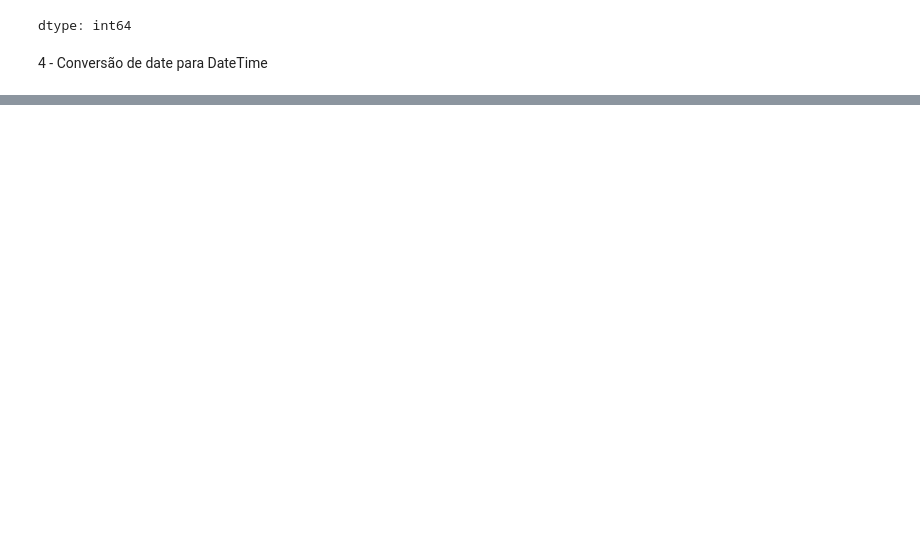
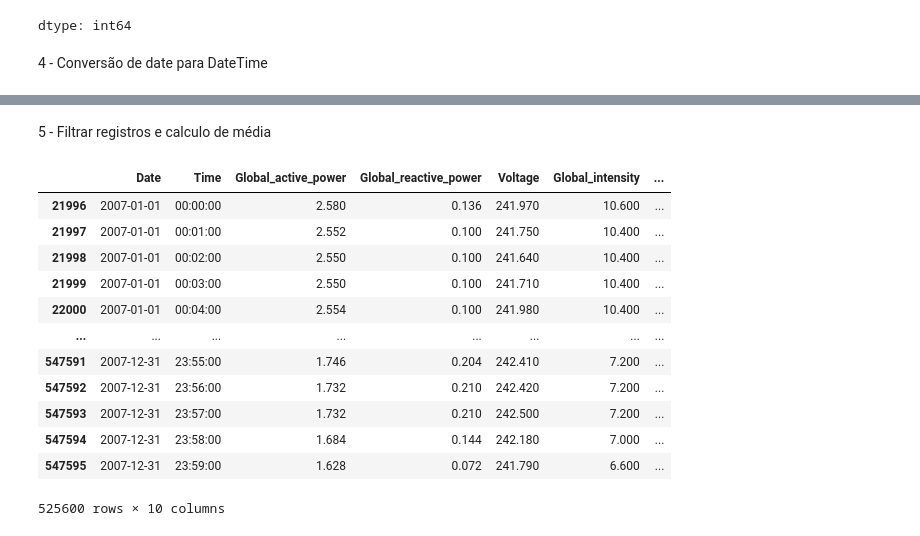
Before and after one commit to NathanMagno/energy-consumers-data, a Jupyter notebook: cp04.ipynb, the cells around one changed output, grey strips where cells are left out. Drawn from its saved outputs; the diff is of its cells as text; code cells hidden in the pictures; blank space fills up the shorter version.

```diff
--- a/cp04.ipynb
+++ b/cp04.ipynb
@@ -63,0 +45,20 @@ display(df)
+# %% [markdown]
+5 - Filtrar registros e calculo de média
+# %%
+''' filtre os regristros apenas do ano de 2007  '''
+df_2007 = df[df['Date'].dt.year == 2007]
+df_2007
+# %% [output]
+|  | Date | Time | Global_active_power | Global_reactive_power | Voltage | Global_intensity | ... |
+| 21996 | 2007-01-01 | 00:00:00 | 2.580 | 0.136 | 241.970 | 10.600 | ... |
+| 21997 | 2007-01-01 | 00:01:00 | 2.552 | 0.100 | 241.750 | 10.400 | ... |
+| 21998 | 2007-01-01 | 00:02:00 | 2.550 | 0.100 | 241.640 | 10.400 | ... |
+| 21999 | 2007-01-01 | 00:03:00 | 2.550 | 0.100 | 241.710 | 10.400 | ... |
+| 22000 | 2007-01-01 | 00:04:00 | 2.554 | 0.100 | 241.980 | 10.400 | ... |
+| ... | ... | ... | ... | ... | ... | ... | ... |
+| 547591 | 2007-12-31 | 23:55:00 | 1.746 | 0.204 | 242.410 | 7.200 | ... |
+| 547592 | 2007-12-31 | 23:56:00 | 1.732 | 0.210 | 242.420 | 7.200 | ... |
+| 547593 | 2007-12-31 | 23:57:00 | 1.732 | 0.210 | 242.500 | 7.200 | ... |
+| 547594 | 2007-12-31 | 23:58:00 | 1.684 | 0.144 | 242.180 | 7.000 | ... |
+| 547595 | 2007-12-31 | 23:59:00 | 1.628 | 0.072 | 241.790 | 6.600 | ... |
+525600 rows × 10 columns
```
Also changed, not shown: parts of 4 cells of this notebook.
